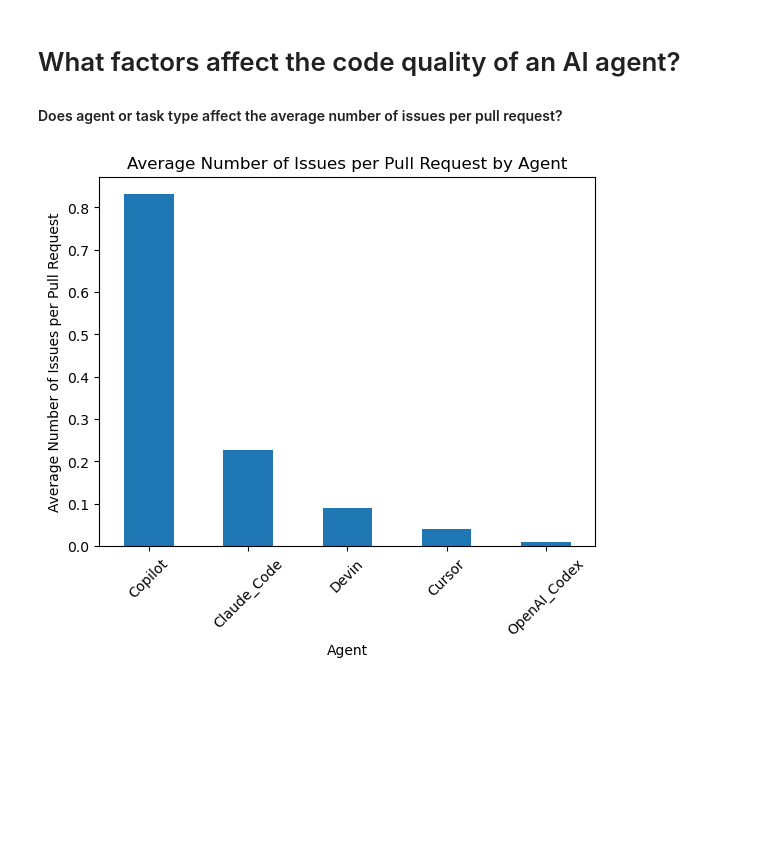
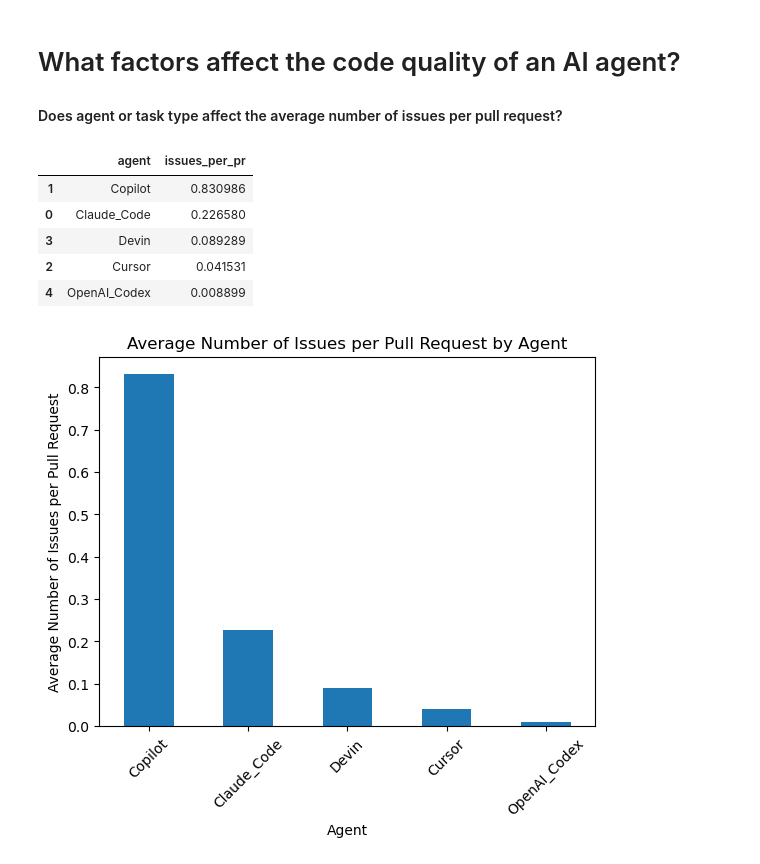
Before and after one commit to hua0-richard/data_542_project, a Jupyter notebook: RQ1.ipynb, the cells around one changed output. Cells and saved outputs as stored; diff of their text form; code cells hidden in the pictures; blank space fills up the shorter version.

```diff
--- a/RQ1.ipynb
+++ b/RQ1.ipynb
@@ -49,6 +49,15 @@ by_type = (
         .reset_index(name="issues_per_pr")
         .sort_values("issues_per_pr", ascending=False)
 )
+# %%
+by_agent
+# %% [output]
+|  | agent | issues_per_pr |
+| 1 | Copilot | 0.830986 |
+| 0 | Claude_Code | 0.226580 |
+| 3 | Devin | 0.089289 |
+| 2 | Cursor | 0.041531 |
+| 4 | OpenAI_Codex | 0.008899 |
 # %%
 # Plotting Average Issues per Pull Request by Agent
 
```
